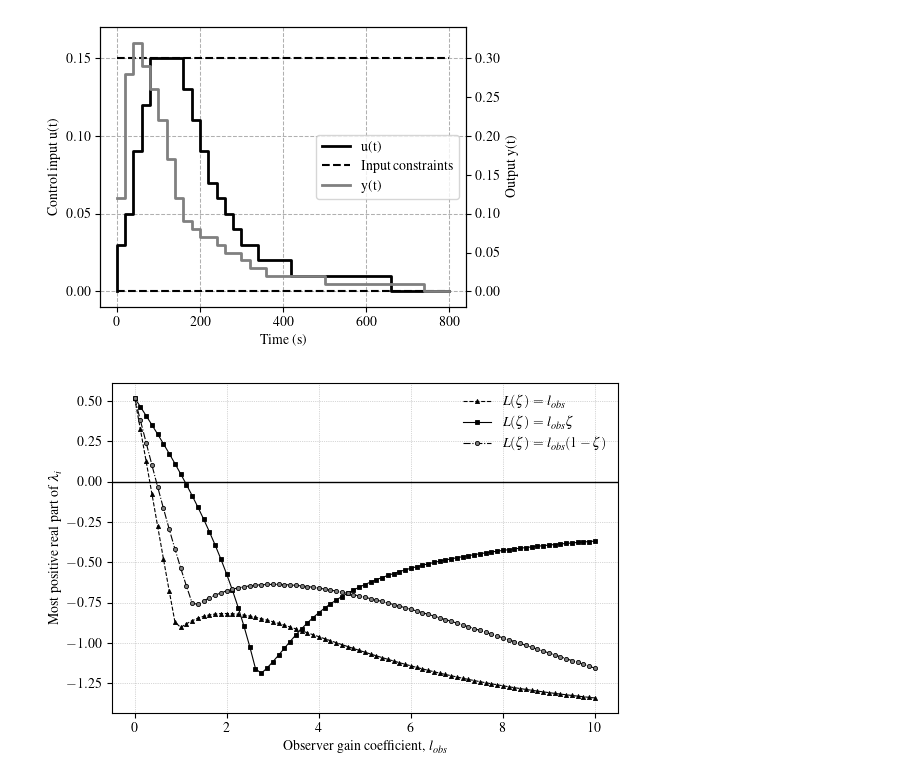
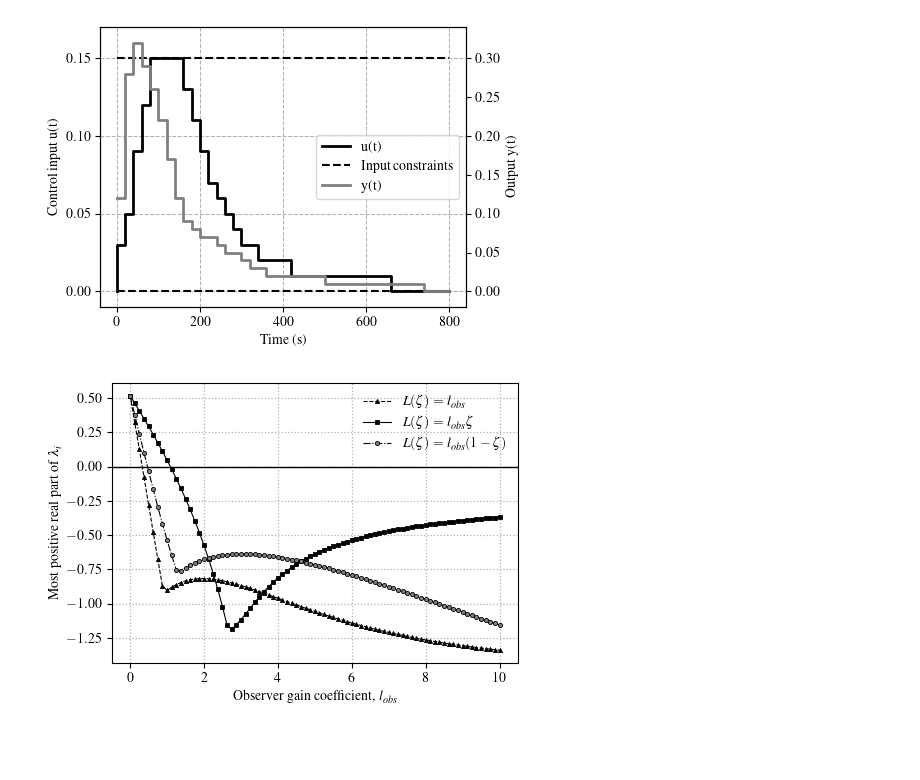
Before and after one commit to behradmoadeli/pfr_isothermal_recycle_delay_MPC, a Jupyter notebook: reports/Report_unstable.ipynb, the cells around one changed output. Cells and saved outputs as stored; diff of their text form; code cells hidden in the pictures; blank space fills up the shorter version.

Commit message:
middle of observer

```diff
--- a/reports/Report_unstable.ipynb
+++ b/reports/Report_unstable.ipynb
@@ -453,30 +453,33 @@ for l_obs in l_obs_range:
     eig_obs = eig_obs[np.argsort(-eig_obs.real)]
     eigs_obs_Lz2.append(eig_obs[0])
 # %%
+plt.rc('font', family='serif', serif='Times')
+plt.rc('text', usetex=True)
+
 # Create the plot
-plt.figure(figsize=(6, 4))
+plt.figure(figsize=(5, 3.5))
 
 # Plot with smaller and more subtle markers
 plt.plot(l_obs_range, np.real(eigs_obs_L), label='$L(\zeta) = l_{obs}$', marker='^', color='black', linestyle='--', linewidth=0.8, markersize=3, markerfacecolor='black', markeredgewidth=0.6)
 plt.plot(l_obs_range, np.real(eigs_obs_Lz), label='$L(\zeta) = l_{obs} \zeta$', marker='s', color='black', linestyle='-', linewidth=0.8, markersize=3, markerfacecolor='black', markeredgewidth=0.6)
 plt.plot(l_obs_range, np.real(eigs_obs_Lz2), label='$L(\zeta) = l_{obs} (1-\zeta)$', marker='.', color='black', linestyle='-.', linewidth=0.8, markersize=6, markerfacecolor='grey', markeredgewidth=0.6)
 
 # Add a horizontal line at y=0
 plt.axhline(y=0, color='black', linestyle='-', linewidth=1)
 
 # Add labels and grid
-plt.xlabel('Observer gain coefficient, $l_{obs}$', fontsize=10)
-plt.ylabel('Most positive real part of $\lambda_i$', fontsize=10)
+plt.xlabel('Observer gain coefficient, $l_{obs}$')
+plt.ylabel('Most positive real part of $\lambda_i$')
 # plt.title('Real Part of Eigenvalues vs. Observation Range', fontsize=10)
-plt.legend(fontsize=10, loc='upper right', frameon=False)
+plt.legend(loc='upper right', frameon=False)
 
-plt.grid(True, linestyle=':', linewidth=0.5)
+plt.grid(True, linestyle=':', linewidth=0.9)
 
 # Adjust the layout for tight fit
 plt.tight_layout()
 plt.savefig('obs_lambda.svg', format='svg', bbox_inches='tight', pad_inches=0.5)
 
 # Display the plot
 plt.show()
 # %% [output]
-[figure, old version]
+[figure, new version]
```
Also changed, not shown: 18 other files.
